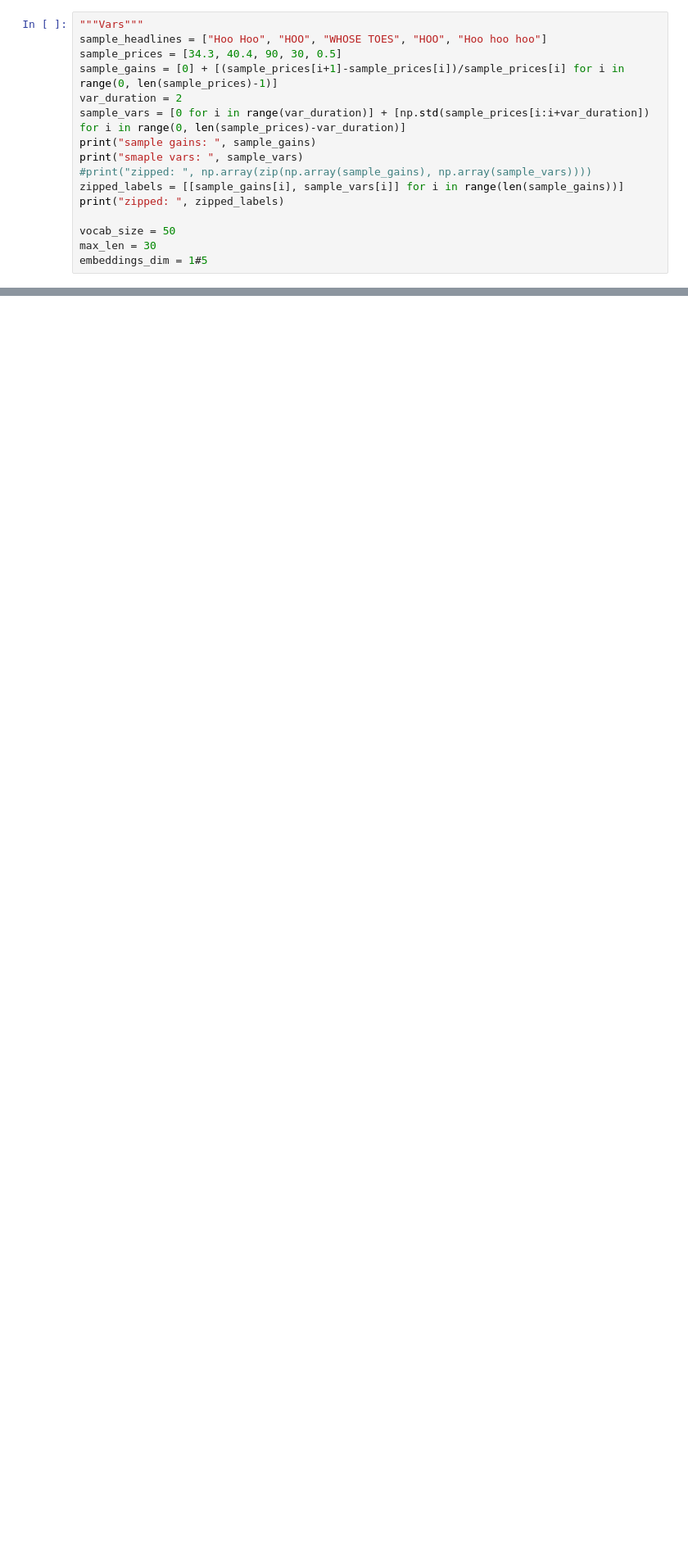
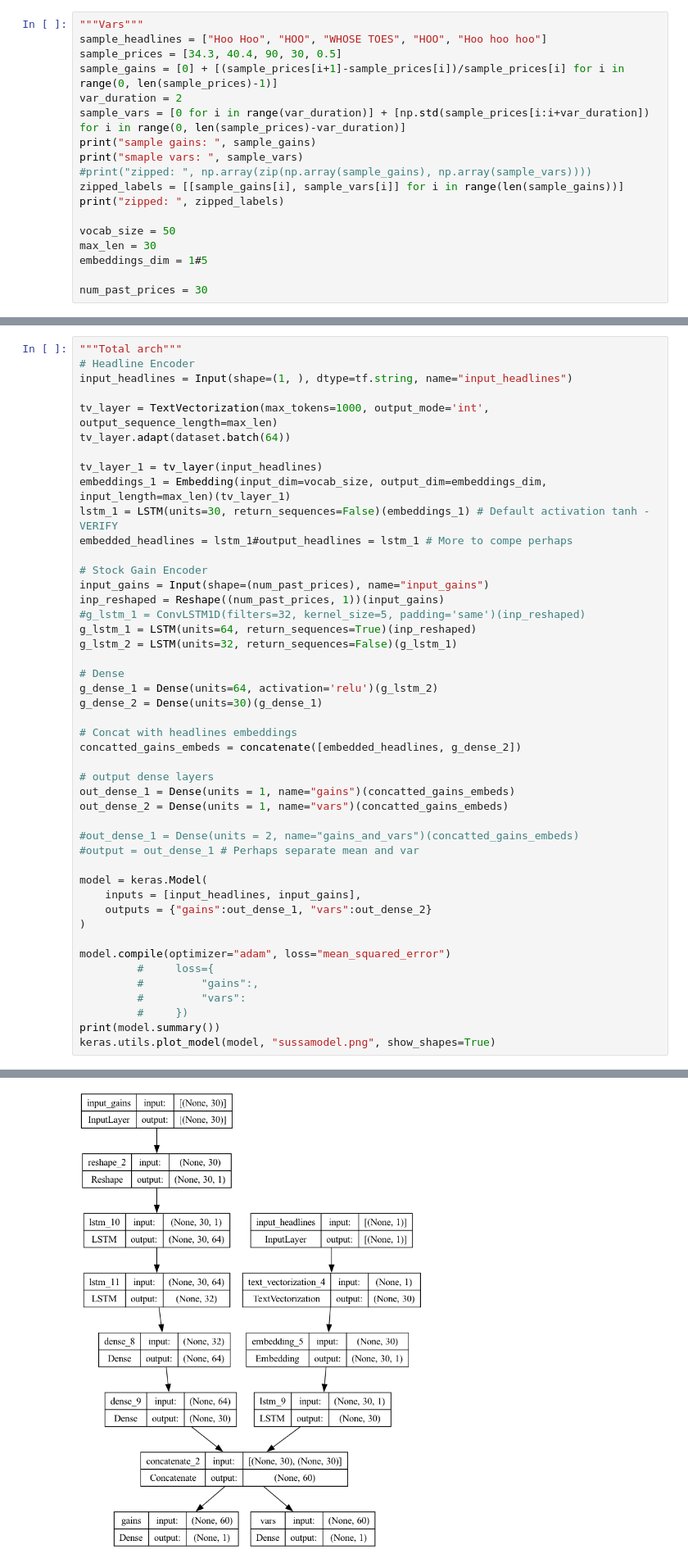
Before and after one commit to Collin-G/monte-carlo, a Jupyter notebook: sentiment_embeds.ipynb, the cells around one changed output, grey strips where cells are left out. Shown: that part at 82% size. Drawn from its saved outputs; the diff is of its cells as text; blank space fills up the shorter version.

Commit message:
completed pseudosus model architecture

```diff
--- a/sentiment_embeds.ipynb
+++ b/sentiment_embeds.ipynb
@@ -27,6 +27,8 @@ print("zipped: ", zipped_labels)
 vocab_size = 50
 max_len = 30
 embeddings_dim = 1#5
+
+num_past_prices = 30
 # %% [output]
 sample gains:  [0, 0.1778425655976677, 1.2277227722772277, -0.6666666666666666, -0.9833333333333333]
 smaple vars:  [0, 0, 3.0500000000000007, 24.8, 30.0]
@@ -232,3 +234,50 @@ Trainable params: 3890 (15.20 KB)
 Non-trainable params: 0 (0.00 Byte)
 _________________________________________________________________
 None
+# %%
+"""Total arch"""
+# Headline Encoder
+input_headlines = Input(shape=(1, ), dtype=tf.string, name="input_headlines")
+
+tv_layer = TextVectorization(max_tokens=1000, output_mode='int', output_sequence_length=max_len)
+tv_layer.adapt(dataset.batch(64))
+
+tv_layer_1 = tv_layer(input_headlines)
+embeddings_1 = Embedding(input_dim=vocab_size, output_dim=embeddings_dim, input_length=max_len)(tv_layer_1)
+lstm_1 = LSTM(units=30, return_sequences=False)(embeddings_1) # Default activation tanh - VERIFY
+embedded_headlines = lstm_1#output_headlines = lstm_1 # More to compe perhaps
+
+# Stock Gain Encoder
+input_gains = Input(shape=(num_past_prices), name="input_gains")
+inp_reshaped = Reshape((num_past_prices, 1))(input_gains)
+#g_lstm_1 = ConvLSTM1D(filters=32, kernel_size=5, padding='same')(inp_reshaped)
+g_lstm_1 = LSTM(units=64, return_sequences=True)(inp_reshaped)
+g_lstm_2 = LSTM(units=32, return_sequences=False)(g_lstm_1)
+
+# Dense
+g_dense_1 = Dense(units=64, activation='relu')(g_lstm_2)
+g_dense_2 = Dense(units=30)(g_dense_1)
+
+# Concat with headlines embeddings
+concatted_gains_embeds = concatenate([embedded_headlines, g_dense_2])
+
+# output dense layers
+out_dense_1 = Dense(units = 1, name="gains")(concatted_gains_embeds)
+out_dense_2 = Dense(units = 1, name="vars")(concatted_gains_embeds)
+
+#out_dense_1 = Dense(units = 2, name="gains_and_vars")(concatted_gains_embeds)
+#output = out_dense_1 # Perhaps separate mean and var
+
+model = keras.Model(
+    inputs = [input_headlines, input_gains],
+    outputs = {"gains":out_dense_1, "vars":out_dense_2}
+)
+
+model.compile(optimizer="adam", loss="mean_squared_error")
+         #     loss={
+         #         "gains":,
+         #         "vars":
+         #     })
+print(model.summary())
+keras.utils.plot_model(model, "sussamodel.png", show_shapes=True)
+# %% [output]
@@ -234,0 +301 @@ None
+[figure, added]
```
Also changed, not shown: parts of 9 cells of this notebook, 1 other file.
